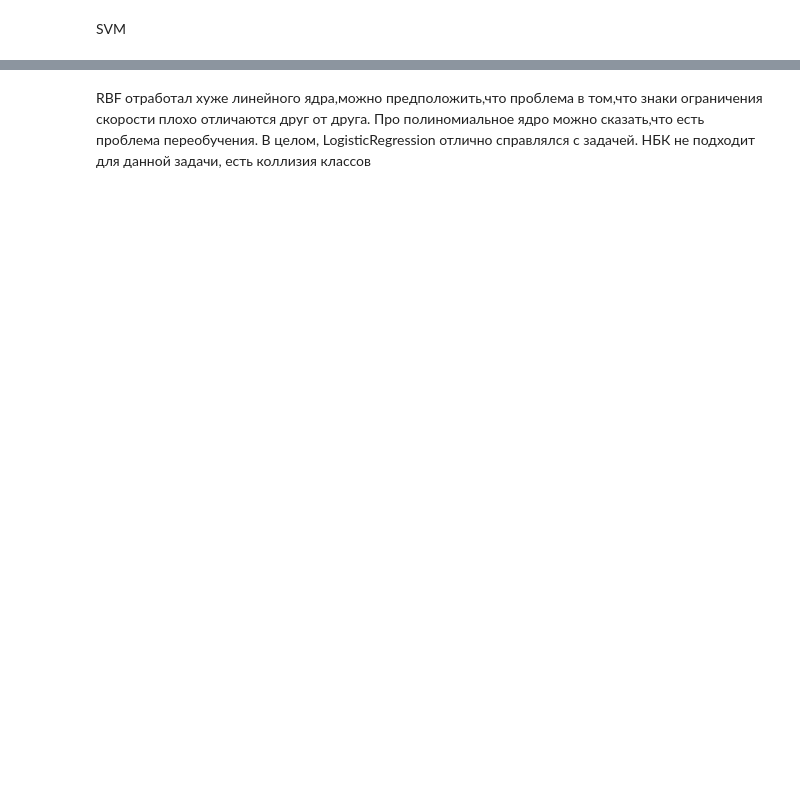
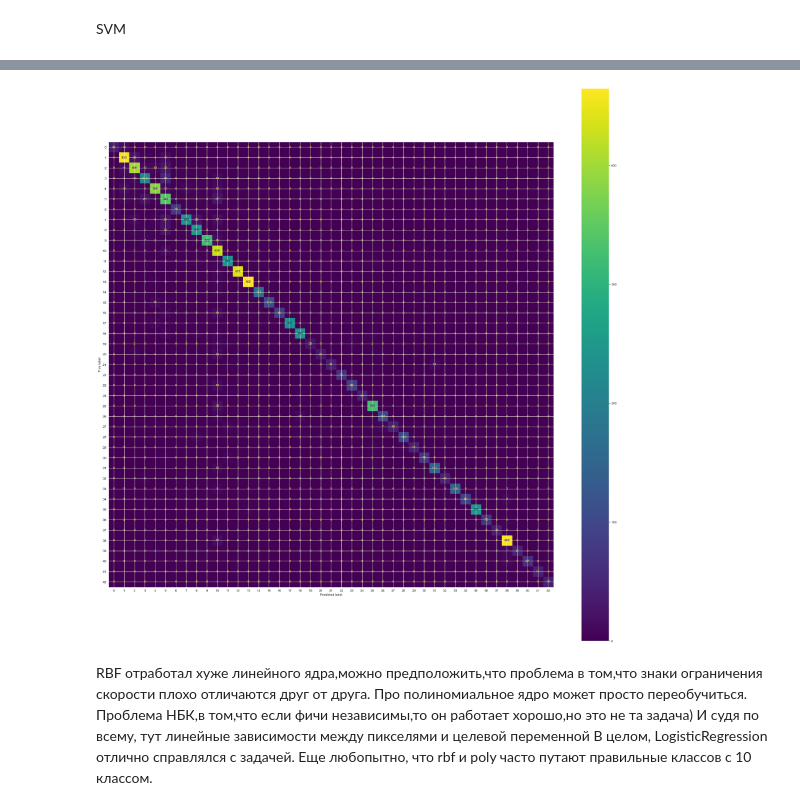
Before and after one commit to pagaf/HSEMLCourse, a Jupyter notebook: notebooks/hw-3.ipynb, the cells around one changed output, grey strips where cells are left out. Drawn from its saved outputs; the diff is of its cells as text; code cells hidden in the pictures; blank space fills up the shorter version.

```diff
--- a/notebooks/hw-3.ipynb
+++ b/notebooks/hw-3.ipynb
@@ -78,0 +147,6 @@ f1_score(y_test, y_pred, average='weighted')
+# %%
+m = confusion_matrix(y_test, y_pred)
+dp = ConfusionMatrixDisplay(m)
+dp.plot()
+plt.rcParams["figure.figsize"] = (30,30)
+plt.show()
@@ -87,0 +164,6 @@ f1_score(y_test, y_pred, average='weighted')
+# %%
+m = confusion_matrix(y_test, y_pred)
+dp = ConfusionMatrixDisplay(m)
+dp.plot()
+plt.rcParams["figure.figsize"] = (30,30)
+plt.show()
@@ -97,4 +181,14 @@ f1_score(y_test, y_pred, average='weighted')
+# %%
+m = confusion_matrix(y_test, y_pred)
+dp = ConfusionMatrixDisplay(m)
+dp.plot()
+plt.rcParams["figure.figsize"] = (30,30)
+plt.show()
+# %% [output]
+[figure, added]
 # %% [markdown]
-RBF отработал хуже линейного ядра,можно предположить,что проблема в том,что знаки ограничения скорости плохо отличаются друг от друга. Про полиномиальное ядро можно сказать,что есть проблема переобучения.
+RBF отработал хуже линейного ядра,можно предположить,что проблема в том,что знаки ограничения скорости плохо отличаются друг от друга. Про полиномиальное ядро может просто переобучиться.
+Проблема НБК,в том,что если фичи независимы,то он работает хорошо,но это не та задача)
+И судя по всему, тут линейные зависимости между пикселями и целевой переменной
 В целом, LogisticRegression отлично справлялся с задачей.
-НБК не подходит для данной задачи, есть коллизия классов
+Еще любопытно, что rbf и poly часто путают правильные классов с 10 классом.
```
Also changed, not shown: parts of 14 cells of this notebook.
